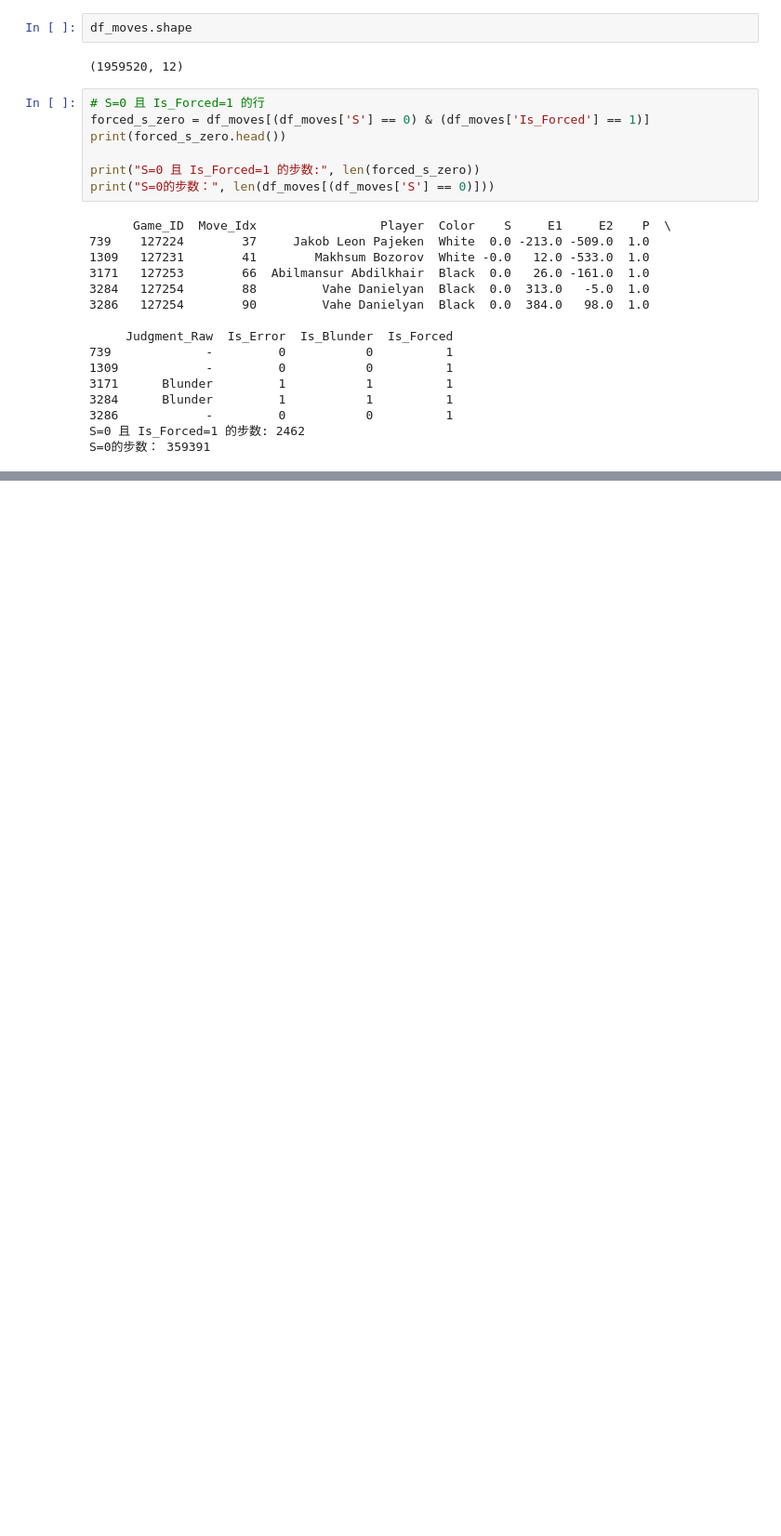
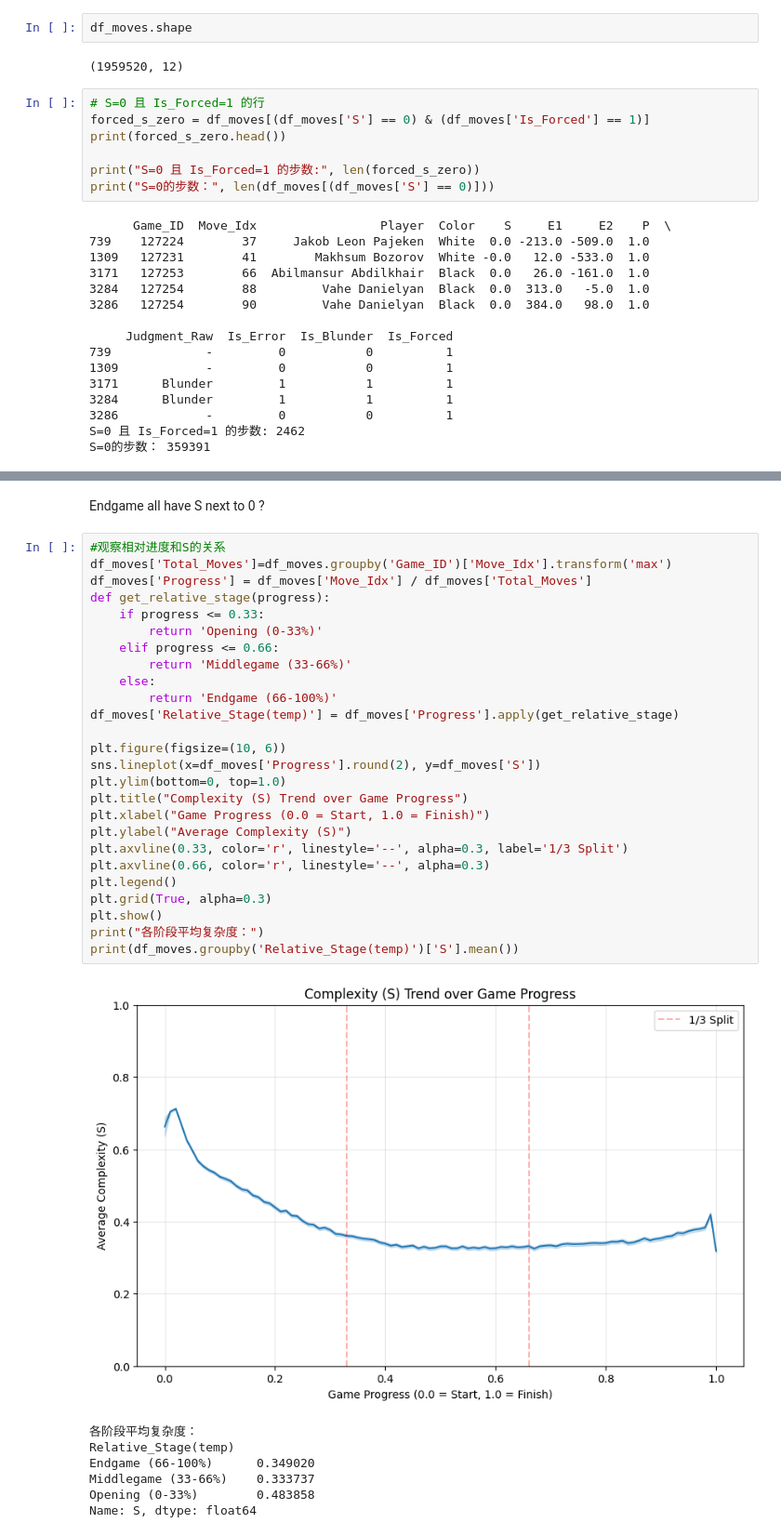
Before and after one commit to zZimablueee/Chess, a Jupyter notebook: complexity/analysis.ipynb, the cells around one changed output, grey strips where cells are left out. Shown at 93% size. Saved outputs shown, nothing was run; the diff lists cells and outputs as text; blank space fills up the shorter version.

```diff
--- a/complexity/analysis.ipynb
+++ b/complexity/analysis.ipynb
@@ -368,3 +374,39 @@ S
 1.000    1042
 Name: count, Length: 61, dtype: int64
 [figure]
+# %% [markdown]
+Endgame all have S next to 0 ?
+# %%
+#观察相对进度和S的关系
+df_moves['Total_Moves']=df_moves.groupby('Game_ID')['Move_Idx'].transform('max')
+df_moves['Progress'] = df_moves['Move_Idx'] / df_moves['Total_Moves']
+def get_relative_stage(progress):
+    if progress <= 0.33:
+        return 'Opening (0-33%)'
+    elif progress <= 0.66:
+        return 'Middlegame (33-66%)'
+    else:
+        return 'Endgame (66-100%)'
+df_moves['Relative_Stage(temp)'] = df_moves['Progress'].apply(get_relative_stage)
+
+plt.figure(figsize=(10, 6))
+sns.lineplot(x=df_moves['Progress'].round(2), y=df_moves['S'])
+plt.ylim(bottom=0, top=1.0)
+plt.title("Complexity (S) Trend over Game Progress")
+plt.xlabel("Game Progress (0.0 = Start, 1.0 = Finish)")
+plt.ylabel("Average Complexity (S)")
+plt.axvline(0.33, color='r', linestyle='--', alpha=0.3, label='1/3 Split')
+plt.axvline(0.66, color='r', linestyle='--', alpha=0.3)
+plt.legend()
+plt.grid(True, alpha=0.3)
+plt.show()
+print("各阶段平均复杂度：")
+print(df_moves.groupby('Relative_Stage(temp)')['S'].mean())
+# %% [output]
+[figure, added]
+各阶段平均复杂度：
+Relative_Stage(temp)
+Endgame (66-100%)      0.349020
+Middlegame (33-66%)    0.333737
+Opening (0-33%)        0.483858
+Name: S, dtype: float64
```
Also changed, not shown: parts of 4 cells of this notebook, 2 other files.
